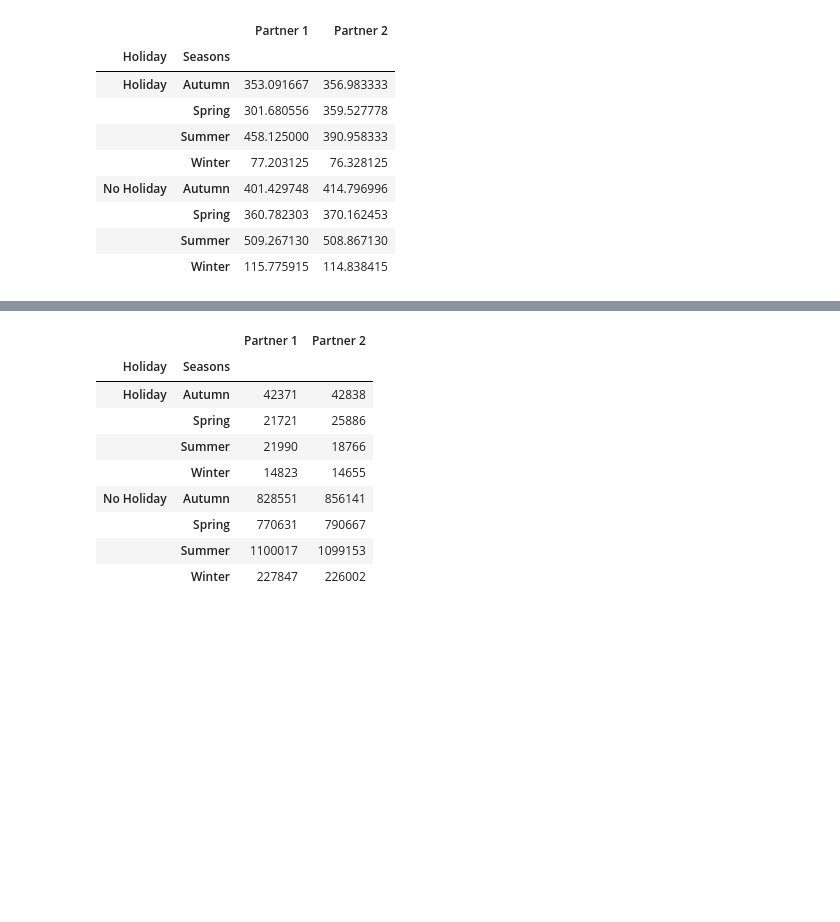
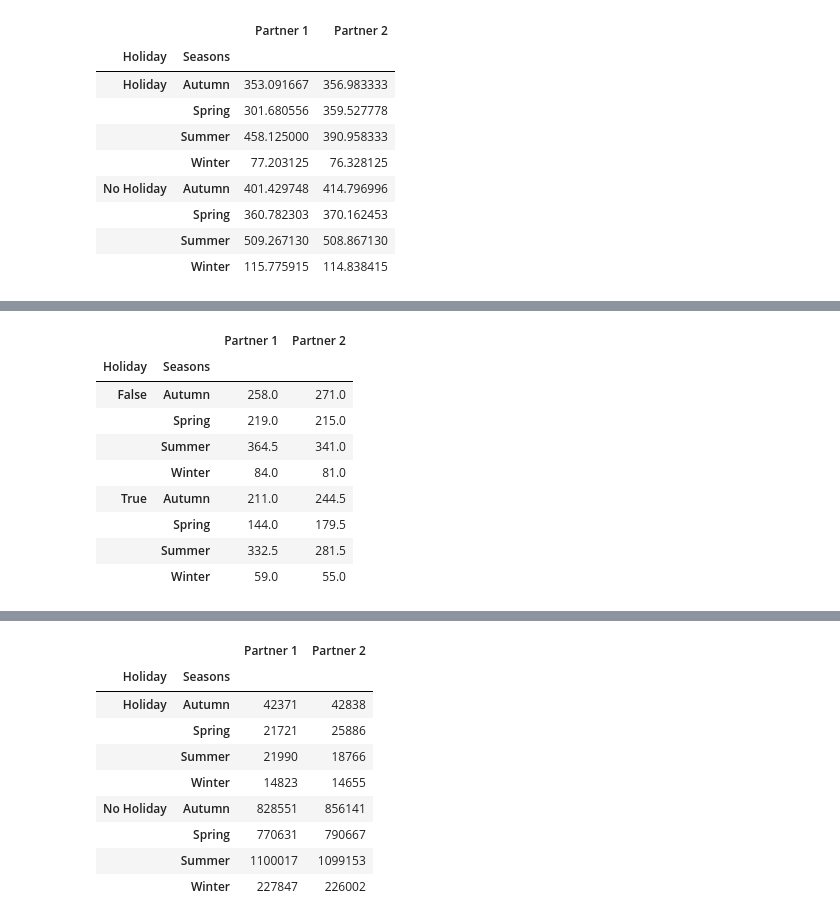
Before and after one commit to tbkazakova/DataAnalysis_2023, a Jupyter notebook: datan/230418_newvars.ipynb, the cells around one changed output, grey strips where cells are left out. Cells and saved outputs as stored; diff of their text form; code cells hidden in the pictures; blank space fills up the shorter version.

```diff
--- a/datan/230418_newvars.ipynb
+++ b/datan/230418_newvars.ipynb
@@ -358,0 +517,13 @@ bikes.groupby(["Holiday", "Seasons"])[["Partner 1", "Partner 2"]].mean()
+# %%
+bikes.groupby(["Holiday", "Seasons"])[["Partner 1", "Partner 2"]].quantile(0.5)
+# %% [output]
+|  |  | Partner 1 | Partner 2 |
+| Holiday | Seasons |  |  |
+| False | Autumn | 258.0 | 271.0 |
+|  | Spring | 219.0 | 215.0 |
+|  | Summer | 364.5 | 341.0 |
+|  | Winter | 84.0 | 81.0 |
+| True | Autumn | 211.0 | 244.5 |
+|  | Spring | 144.0 | 179.5 |
+|  | Summer | 332.5 | 281.5 |
+|  | Winter | 59.0 | 55.0 |
```
Also changed, not shown: parts of 26 cells of this notebook.
